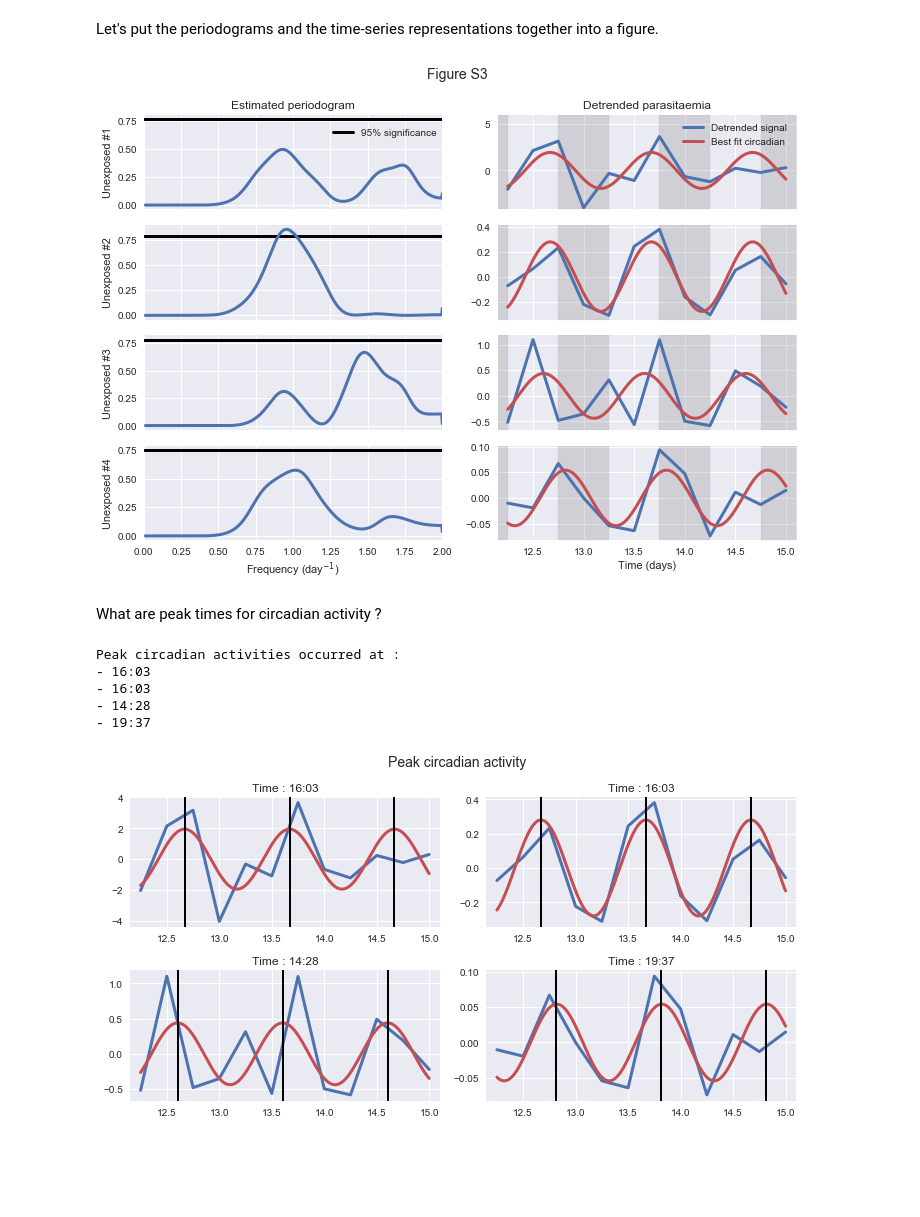
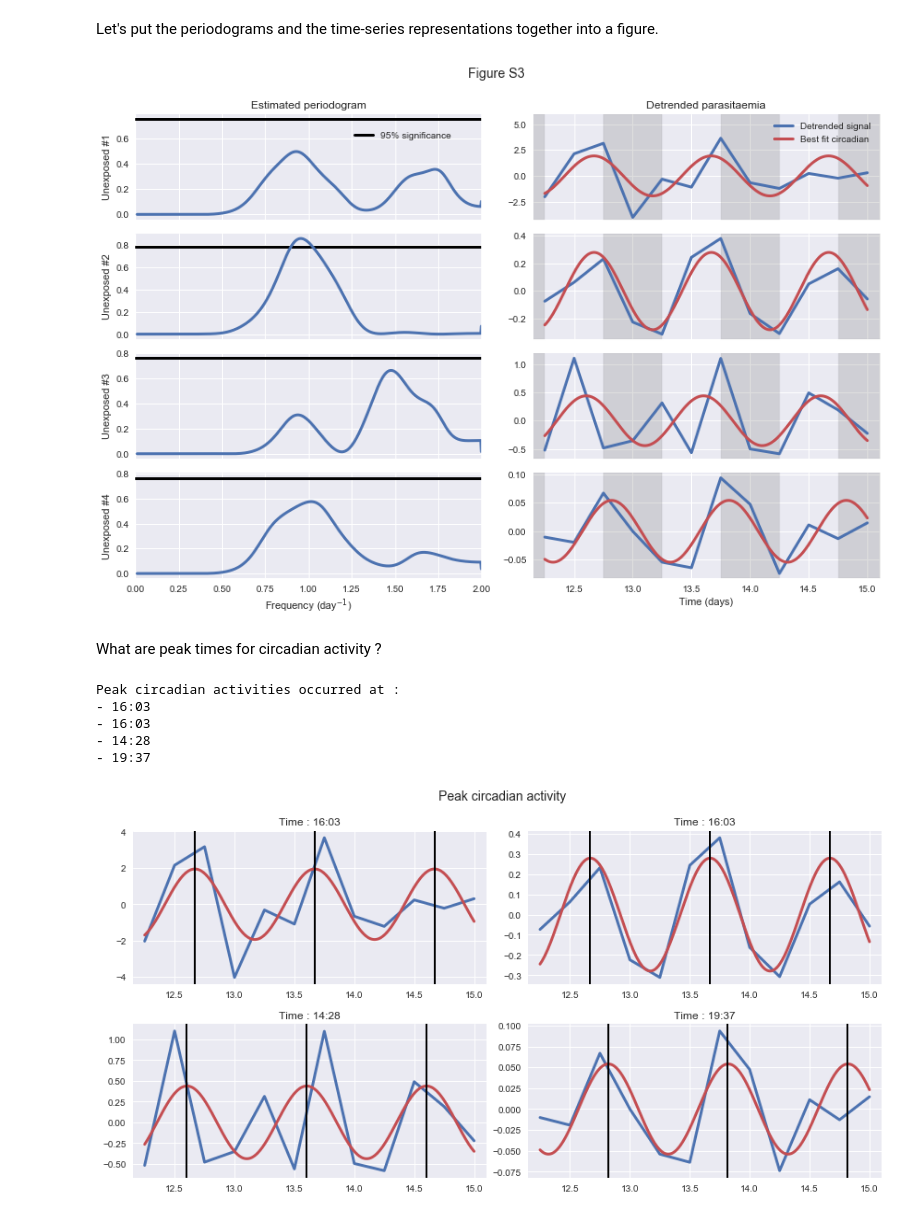
Before and after one commit to QCaudron/timing_malaria_transmission, a Jupyter notebook: timing_malaria_transmission.ipynb, the cells around one changed output. Cells and saved outputs as stored; diff of their text form; code cells hidden in the pictures; blank space fills up the shorter version.

```diff
--- a/timing_malaria_transmission.ipynb
+++ b/timing_malaria_transmission.ipynb
@@ -201,10 +214,23 @@ significance = {}
 for bird in detrended.columns:
 
     # Calculate periodogram
-    psd[bird] = lomb_scargle(detrended.index, detrended[bird], 1, 2 * np.pi * freqs, generalized=True)
+    psd[bird] = lomb_scargle(
+        detrended.index,
+        detrended[bird],
+        1,
+        2 * np.pi * freqs,
+        generalized=True
+    )
 
     # Bootstrap confidence intervals
-    bootstraps = lomb_scargle_bootstrap(t, detrended[bird], 1, 2 * np.pi * freqs, generalized=True, N_bootstraps=1000)
+    bootstraps = lomb_scargle_bootstrap(
+        detrended.index,
+        detrended[bird],
+        1,
+        2 * np.pi * freqs,
+        generalized=True,
+        N_bootstraps=1000
+    )
 
     # Determine significance at the 95% level
     significance[bird] = np.percentile(bootstraps, 95)
@@ -228,7 +254,8 @@ for bird in detrended.columns:
     phases = np.linspace(-np.pi, np.pi, 1000)
     loss = np.zeros_like(phases)
     for i, phase in enumerate(phases):
-        loss[i] = np.sum(np.abs(np.cos(2 * np.pi * t + phase) - detrended[bird])**2)
+        cosine = np.cos(2 * np.pi * detrended.index.values + phase)
+        loss[i] = np.sum(np.abs(cosine - detrended[bird])**2)
 
     # Extract the best-fit phase
     best_fit_phase[bird] = phases[np.argmin(loss)]
@@ -245,21 +272,23 @@ for bird in detrended.columns:
     # For plotting purposes only, let's fit the amplitude.
     amplitudes = np.linspace(0, 3, 1000)
     loss = np.zeros_like(amplitudes)
+    cosine = np.cos(2 * np.pi * detrended.index.values + best_fit_phase[bird])
     for i, amplitude in enumerate(amplitudes):
-        loss[i] = np.sum(np.abs(amplitude * np.cos(2 * np.pi * t + best_fit_phase[bird]) - detrended[bird])**2)
+        loss[i] = np.sum(np.abs(amplitude * cosine - detrended[bird])**2)
 
     # Extract the best-fit amplitude
     best_fit_amplitude[bird] = amplitudes[np.argmin(loss)]
 
     # Finally, construct the best-fit sinusoid
-    best_fit_sinusoid[bird] = best_fit_amplitude[bird] * np.cos(2 * np.pi * t_sin + best_fit_phase[bird])
+    best_fit_sinusoid[bird] = best_fit_amplitude[bird] * \
+        np.cos(2 * np.pi * t_sin + best_fit_phase[bird])
 
 # Cast the sinusoids to dataframe
 best_fit_sinusoid = pd.DataFrame(best_fit_sinusoid, index=t_sin)
 # %% [markdown]
 Let's put the periodograms and the time-series representations together into a figure.
 # %%
-plt.figure(figsize=(10, 7))
+plt.figure(figsize=(12, 8))
 plt.suptitle("Figure S3", fontsize=14, y=1.04, x=0.51)
 
 # Each bird gets a row of subplots
@@ -287,38 +316,38 @@ for idx, bird in enumerate(np.unique(data.index)):
 
     # Right-hand column
     plt.subplot(4, 2, 2*idx+2)
 
     # Plot the detrended parasitaemia signals
     plt.plot(detrended[bird], lw=3, c=C[0])
 
     # Plot the best fit sinusoid
     plt.plot(best_fit_sinusoid[bird], c=C[2], lw=3)
     plt.xlim(data.time.min()-0.1, data.time.max()+0.1)
 
     # Labels and legends
     if idx == 0:
         plt.ylim(-4.2, 6)
         plt.legend(["Detrended signal", "Best fit circadian"])
         plt.title("Detrended parasitaemia")
     ylim = plt.gca().get_ylim()
     plt.fill_between([11.75, 12.25], *ylim, color="grey", alpha=0.25)
     plt.fill_between([12.75, 13.25], *ylim, color="grey", alpha=0.25)
     plt.fill_between([13.75, 14.25], *ylim, color="grey", alpha=0.25)
     plt.fill_between([14.75, 15.25], *ylim, color="grey", alpha=0.25)
     plt.ylim(*ylim)
     if idx == 3:
         plt.xlabel("Time (days)")
     if idx < 3:
         plt.gca().set_xticklabels([])
 
 plt.tight_layout()
 plt.savefig("fig3.pdf", bbox_inches="tight")
 # %% [output]
-[figure, old version]
+[figure, new version]
 # %% [markdown]
 What are peak times for circadian activity ?
 # %%
-plt.figure(figsize=(10, 5))
+plt.figure(figsize=(12, 6))
 plt.suptitle("Peak circadian activity", fontsize=14, y=1.04, x=0.51)
 
 for i, bird in enumerate(detrended.columns):
@@ -348,4 +377,4 @@ Peak circadian activities occurred at :
 - 16:03
 - 14:28
 - 19:37
-[figure, old version]
+[figure, new version]
```
Also changed, not shown: parts of 6 cells of this notebook.
